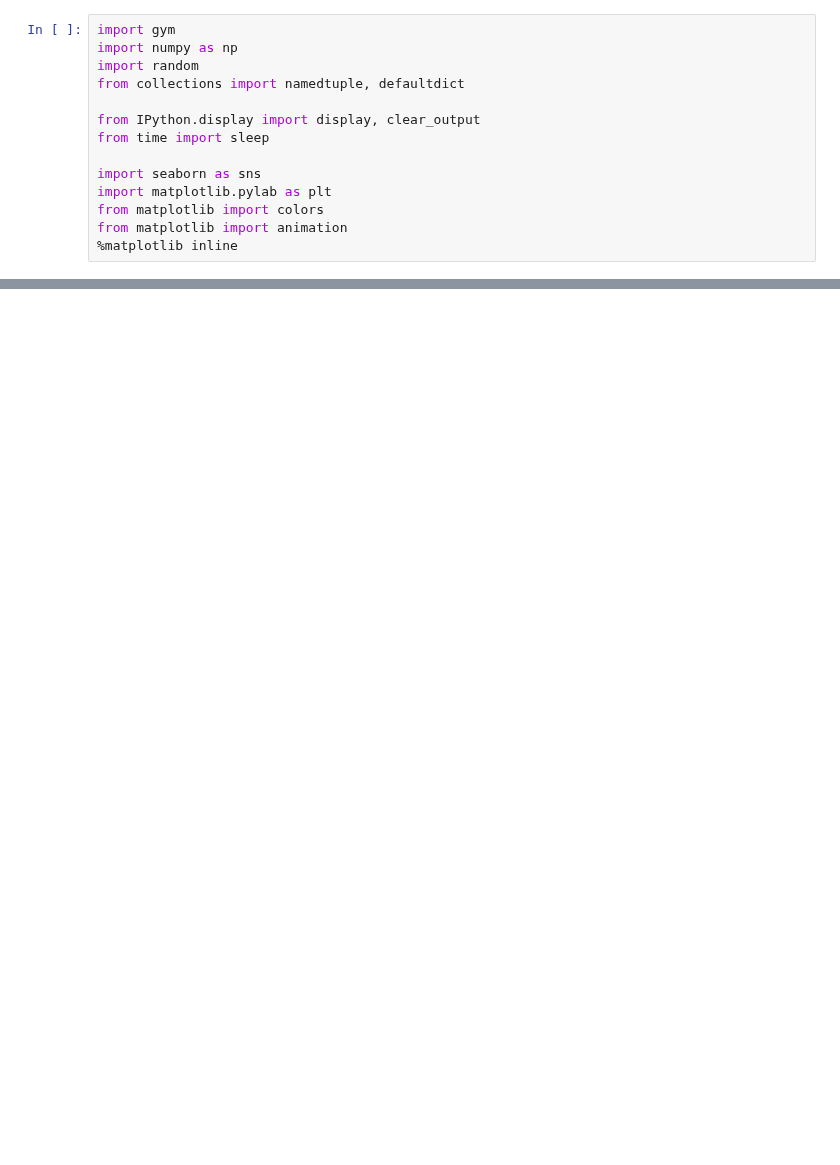
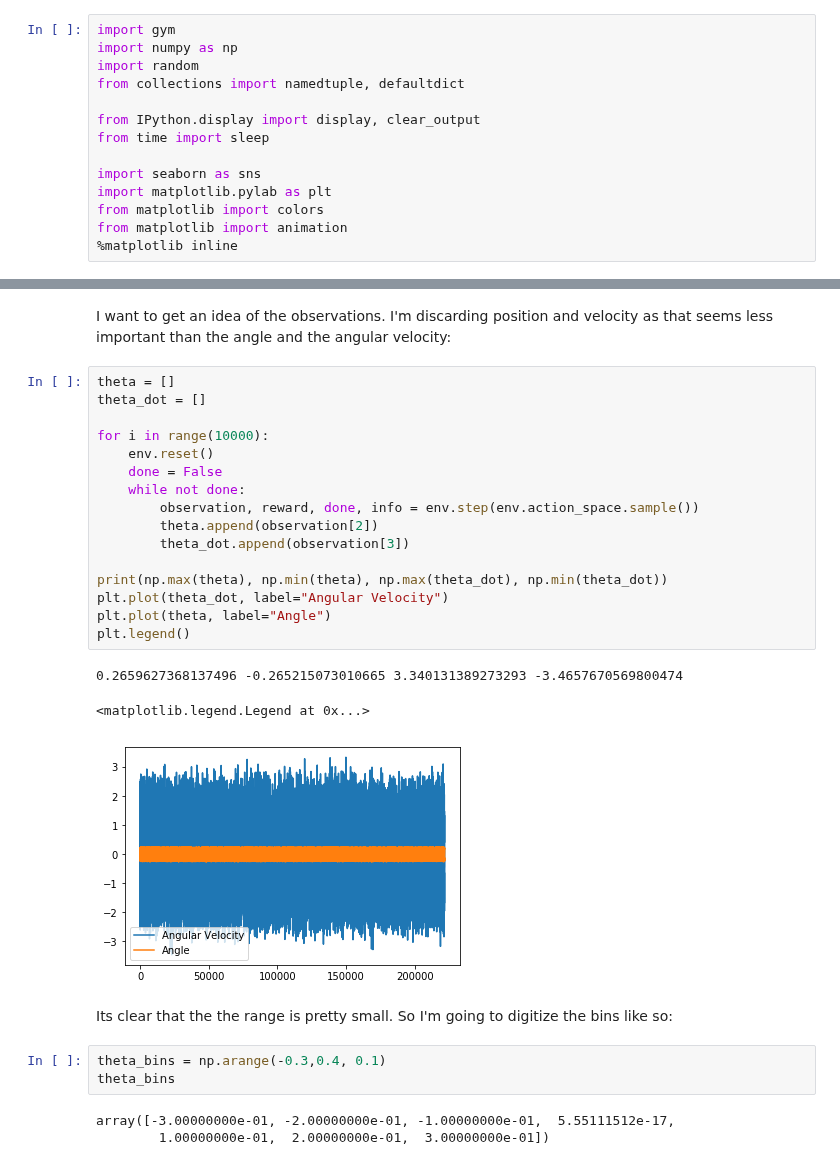
Before and after one commit to khalido/starai, a Jupyter notebook: notebooks/cartpole.ipynb, the cells around one changed output, grey strips where cells are left out. Drawn from its saved outputs; the diff is of its cells as text; blank space fills up the shorter version.

```diff
--- a/notebooks/cartpole.ipynb
+++ b/notebooks/cartpole.ipynb
@@ -51,0 +65,30 @@ for i in range(5):
+# %% [markdown]
+I want to get an idea of the observations. I'm discarding position and velocity as that seems less important than the angle and the angular velocity:
+# %%
+theta = []
+theta_dot = []
+
+for i in range(10000):
+    env.reset()
+    done = False
+    while not done:
+        observation, reward, done, info = env.step(env.action_space.sample())
+        theta.append(observation[2])
+        theta_dot.append(observation[3])
+
+print(np.max(theta), np.min(theta), np.max(theta_dot), np.min(theta_dot))
+plt.plot(theta_dot, label="Angular Velocity")
+plt.plot(theta, label="Angle")
+plt.legend()
+# %% [output]
+0.2659627368137496 -0.265215073010665 3.340131389273293 -3.4657670569800474
+<matplotlib.legend.Legend at 0x...>
+[figure, added]
+# %% [markdown]
+Its clear that the the range is pretty small. So I'm going to digitize the bins like so:
+# %%
+theta_bins = np.arange(-0.3,0.4, 0.1)
+theta_bins
+# %% [output]
+array([-3.00000000e-01, -2.00000000e-01, -1.00000000e-01,  5.55111512e-17,
+        1.00000000e-01,  2.00000000e-01,  3.00000000e-01])
```
Also changed, not shown: parts of 13 cells of this notebook.
